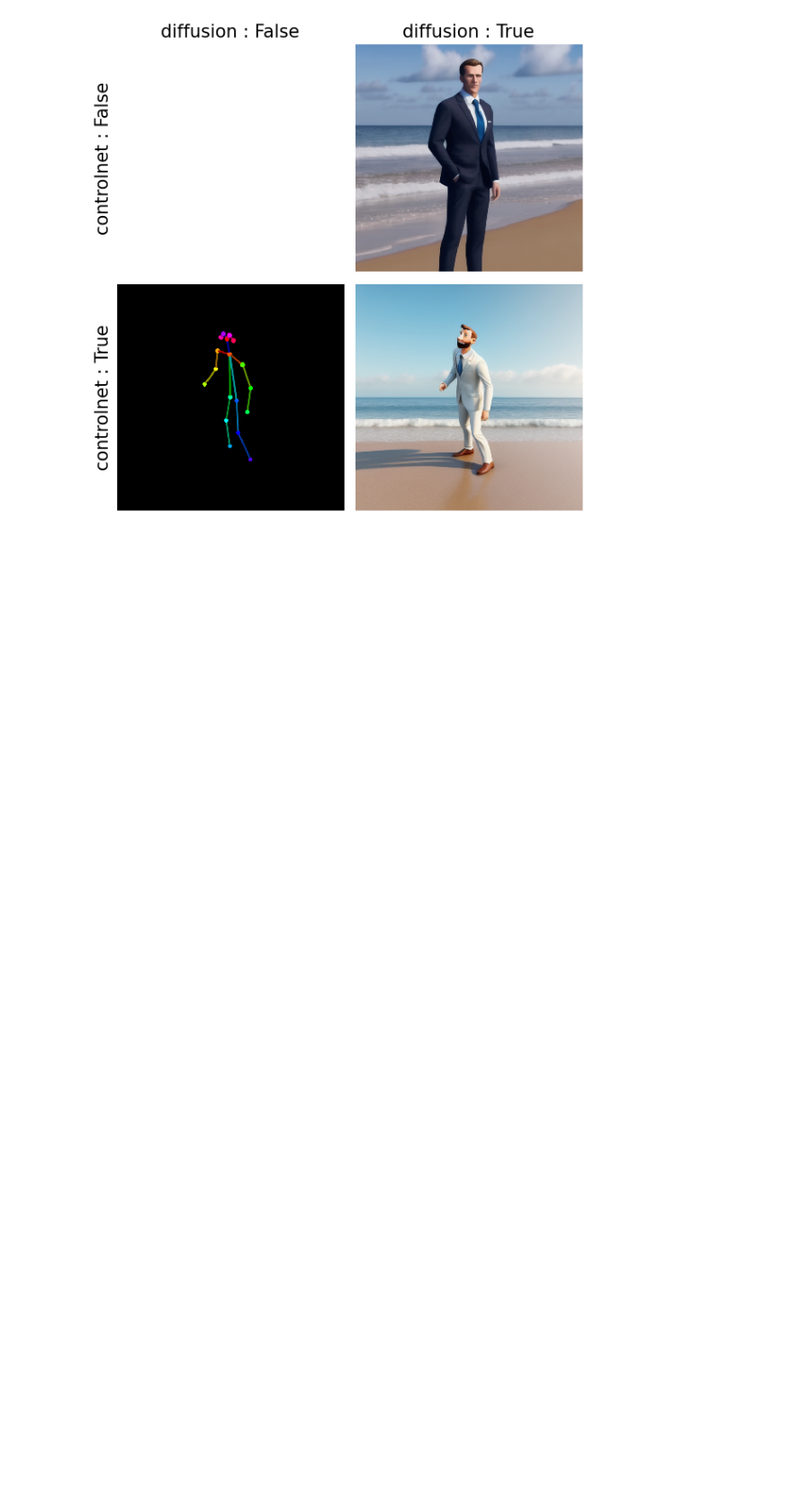
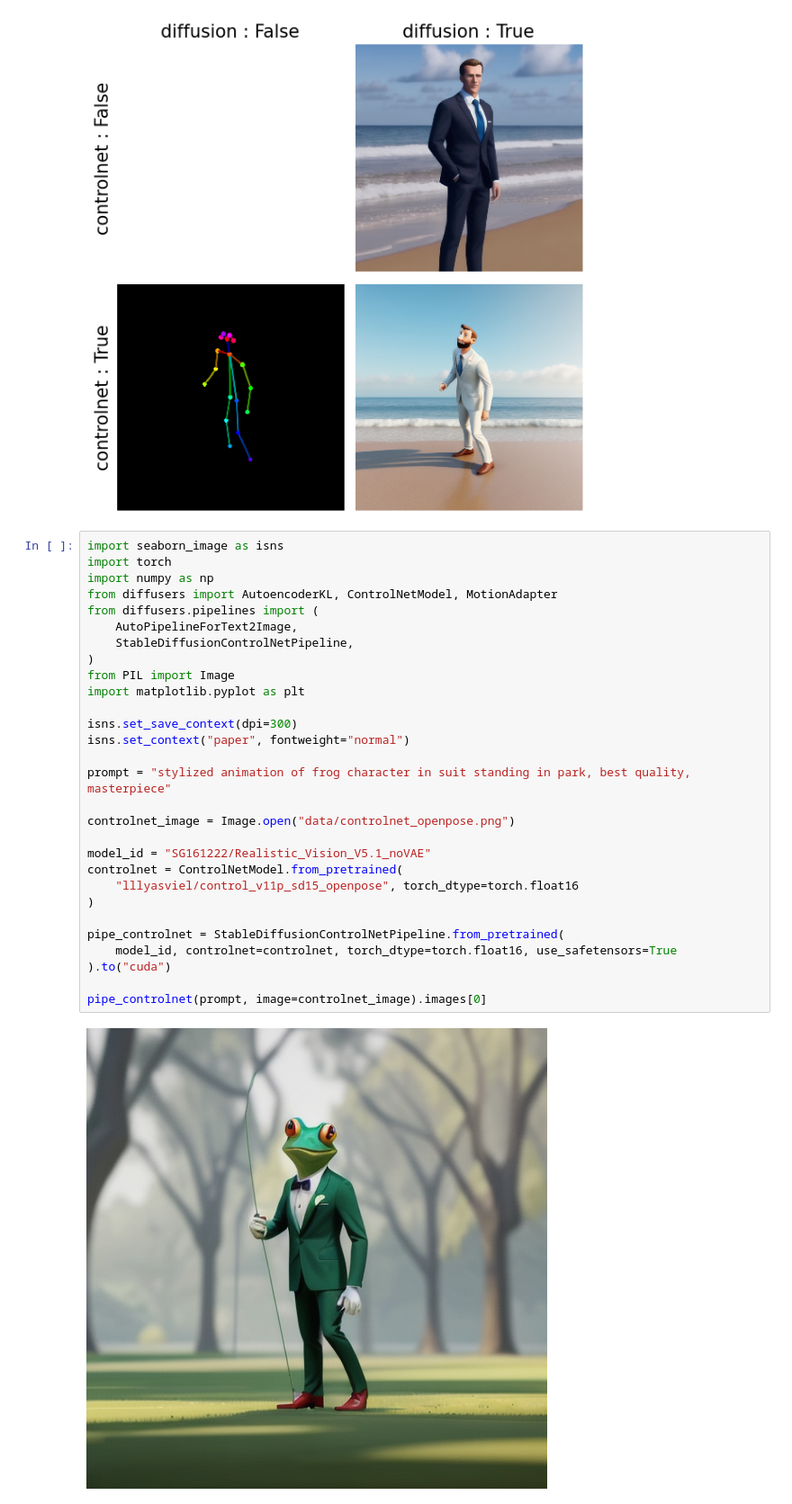
Before and after one commit to JosefKuchar/text2video, a Jupyter notebook: images.ipynb, the cells around one changed output. Shown at 90% size. Drawn from its saved outputs; the diff is of its cells as text; blank space fills up the shorter version.

```diff
--- a/images.ipynb
+++ b/images.ipynb
@@ -61,6 +61,37 @@ g = isns.ParamGrid(
 plt.savefig("images/controlnet.png")
 # %% [output]
 [figure]
+# %%
+import seaborn_image as isns
+import torch
+import numpy as np
+from diffusers import AutoencoderKL, ControlNetModel, MotionAdapter
+from diffusers.pipelines import (
+    AutoPipelineForText2Image,
+    StableDiffusionControlNetPipeline,
+)
+from PIL import Image
+import matplotlib.pyplot as plt
+
+isns.set_save_context(dpi=300)
+isns.set_context("paper", fontweight="normal")
+
+prompt = "stylized animation of frog character in suit standing in park, best quality, masterpiece"
+
+controlnet_image = Image.open("data/controlnet_openpose.png")
+
+model_id = "SG161222/Realistic_Vision_V5.1_noVAE"
+controlnet = ControlNetModel.from_pretrained(
+    "lllyasviel/control_v11p_sd15_openpose", torch_dtype=torch.float16
+)
+
+pipe_controlnet = StableDiffusionControlNetPipeline.from_pretrained(
+    model_id, controlnet=controlnet, torch_dtype=torch.float16, use_safetensors=True
+).to("cuda")
+
+pipe_controlnet(prompt, image=controlnet_image).images[0]
+# %% [output]
+[figure, added]
 # %%
 import seaborn_image as isns
 import torch
```
Also changed, not shown: 17 other files.
